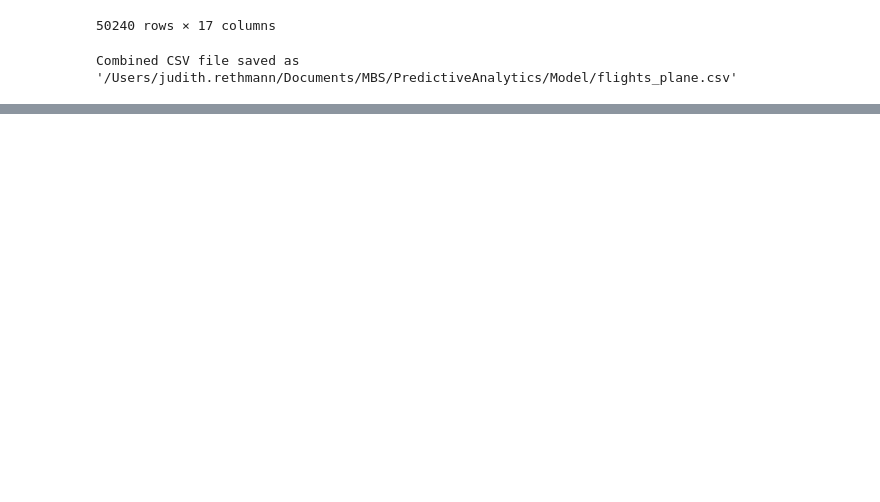
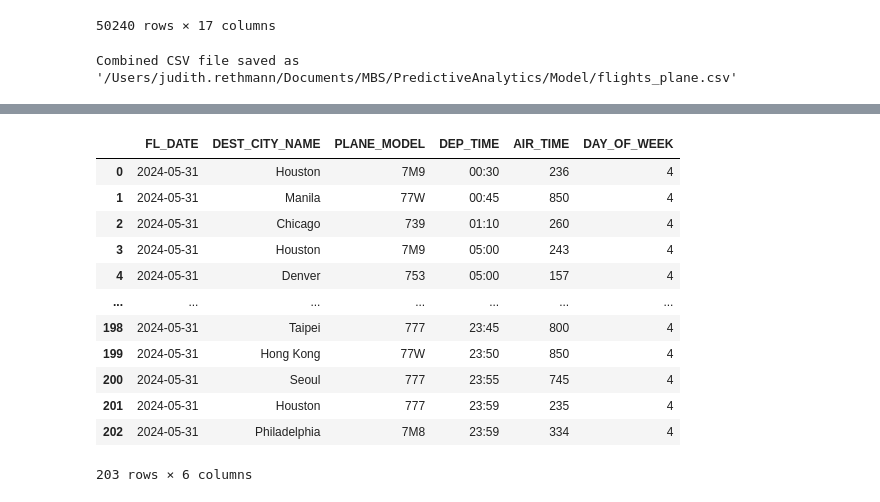
Before and after one commit to jr16MAI/PredictiveAnalytics, a Jupyter notebook: Model/delay_predictor.ipynb, the cells around one changed output, grey strips where cells are left out. Saved outputs shown, nothing was run; the diff lists cells and outputs as text; code cells hidden in the pictures; blank space fills up the shorter version.

Commit message:
same format past and furute planes

```diff
--- a/Model/delay_predictor.ipynb
+++ b/Model/delay_predictor.ipynb
@@ -5,6 +5,8 @@ from prophet import Prophet
 df_flights = pd.read_csv('../FlightData/flights_SFO_UA.csv')
 df_planes = pd.read_csv('../PlaneData/MainlineFleet.csv')
 df_holiday = pd.read_csv('../HolidayData/holidays_2023_2024.csv')
+df_future_flights = pd.read_csv('../FutureData/future_flights_data.csv')
+
 # df_weather
 # %%
 df_planes.info()
@@ -112,0 +180,21 @@ Combined CSV file saved as '/Users/judith.rethmann/Documents/MBS/PredictiveAnaly
+# %%
+
+# Dropping the specified columns
+df_future_flights = df_future_flights.drop(columns=[
+    'flightnumber',
+    'airport_name',
+    'airport_IATA',
+    'aircraft_name',
+    'arrival_time',
+    'codeshare_info',
+    'carrier'
+])
+
+# Renaming the remaining columns
+df_future_flights = df_future_flights.rename(columns={
+    'clean_date': 'FL_DATE',
+    'airport_city_name': 'DEST_CITY_NAME',
+    'aircraft_IATA': 'PLANE_MODEL',
+    'departure_time': 'DEP_TIME',
+    'elapsed_time': 'AIR_TIME'
+})
@@ -112,0 +216,21 @@ Combined CSV file saved as '/Users/judith.rethmann/Documents/MBS/PredictiveAnaly
+# %%
+df_future_flights['FL_DATE'] = pd.to_datetime(df_future_flights['FL_DATE'])
+df_future_flights['DAY_OF_WEEK'] = df_future_flights['FL_DATE'].dt.dayofweek
+df_flights_plane['FL_DATE'] = pd.to_datetime(df_flights_plane['FL_DATE'])
+df_flights_plane['DAY_OF_WEEK'] = df_flights_plane['FL_DATE'].dt.dayofweek
+# %%
+df_future_flights
+# %% [output]
+|  | FL_DATE | DEST_CITY_NAME | PLANE_MODEL | DEP_TIME | AIR_TIME | DAY_OF_WEEK |
+| 0 | 2024-05-31 | Houston | 7M9 | 00:30 | 236 | 4 |
+| 1 | 2024-05-31 | Manila | 77W | 00:45 | 850 | 4 |
+| 2 | 2024-05-31 | Chicago | 739 | 01:10 | 260 | 4 |
+| 3 | 2024-05-31 | Houston | 7M9 | 05:00 | 243 | 4 |
+| 4 | 2024-05-31 | Denver | 753 | 05:00 | 157 | 4 |
+| ... | ... | ... | ... | ... | ... | ... |
+| 198 | 2024-05-31 | Taipei | 777 | 23:45 | 800 | 4 |
+| 199 | 2024-05-31 | Hong Kong | 77W | 23:50 | 850 | 4 |
+| 200 | 2024-05-31 | Seoul | 777 | 23:55 | 745 | 4 |
+| 201 | 2024-05-31 | Houston | 777 | 23:59 | 235 | 4 |
+| 202 | 2024-05-31 | Philadelphia | 7M8 | 23:59 | 334 | 4 |
+203 rows × 6 columns
```
Also changed, not shown: parts of 7 cells of this notebook.
